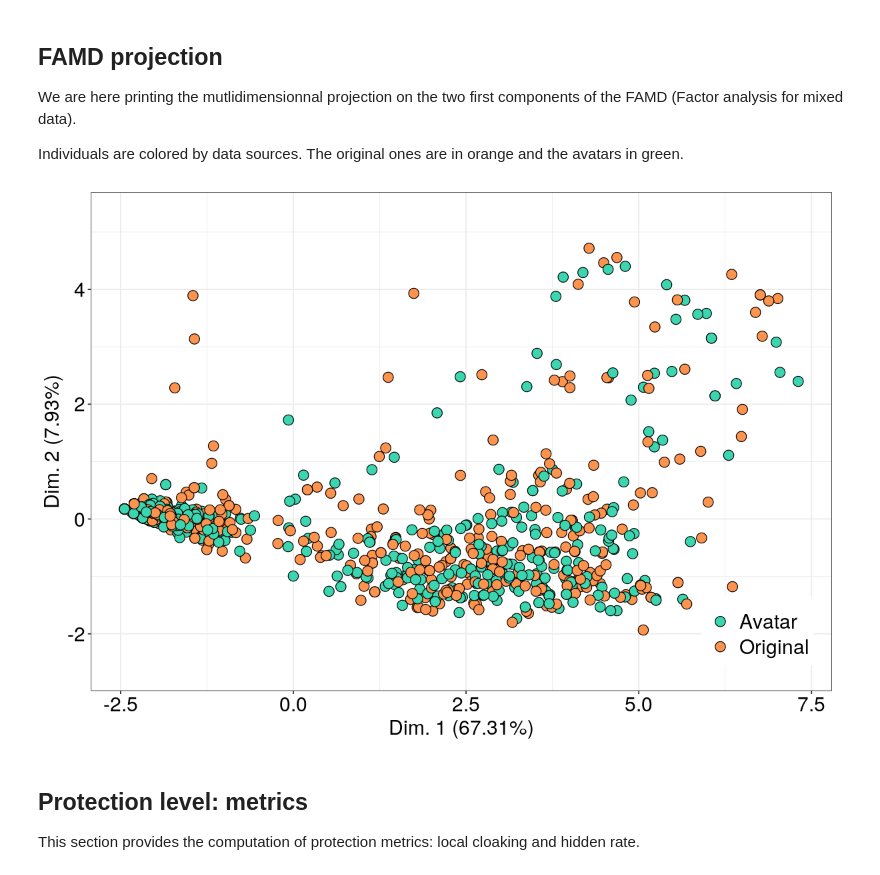
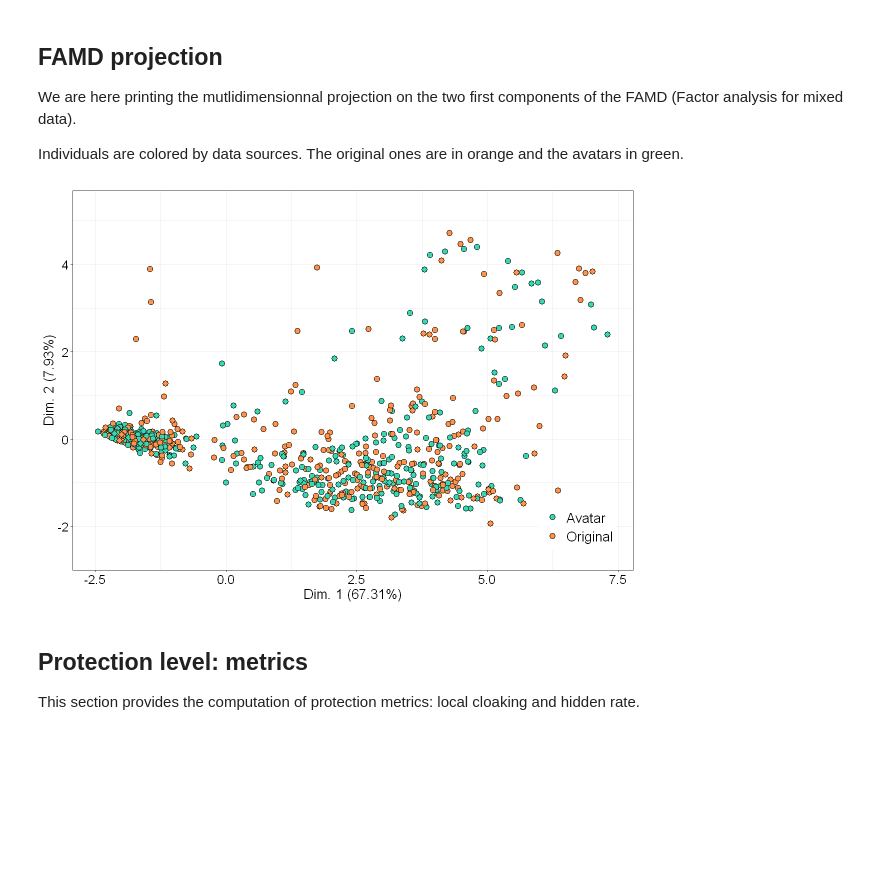
Before and after one commit to octopize/avatar-paper, a Jupyter notebook: notebooks/final_figure/messageAB_WBCD.ipynb, the cells around one changed output. Cells and saved outputs as stored; diff of their text form; code cells hidden in the pictures; blank space fills up the shorter version.

```diff
--- a/notebooks/final_figure/messageAB_WBCD.ipynb
+++ b/notebooks/final_figure/messageAB_WBCD.ipynb
@@ -65,3 +69,8 @@ data$Class <- as_factor(data$Class)
+# %%
+axis_title_size <- 16
+axis_text_size <- 15
+legend_text_size <- 16
+legend_title_size <- 16
 # %% [markdown]
 ## FAMD projection
 
@@ -86,30 +95,30 @@ rows <- sample(nrow(res_ind_tot))
 res_ind_tot <- res_ind_tot[rows,]
 # %%
 options(repr.plot.width = 10, repr.plot.height = 7)
-plot = ggplot(res_ind_tot, aes(x = Dim.1, y = Dim.2, fill = type)) +
+plot <- ggplot(res_ind_tot, aes(x = Dim.1, y = Dim.2, fill = type)) +
     # add points
-    geom_point(size = 4, shape = 21, alpha = 1) +
+    geom_point(size = 3, shape = 21, alpha = 1) +
     # fill according data source
     aes(fill = factor(type)) +
     scale_fill_manual(values = c(colors["avatar","color"], colors["original","color"])) +
     # add axis label with exlplained variability
     xlab(paste0("Dim. 1 (", round(famd$eig[1,2], 2) ,"%)")) +
     ylab(paste0("Dim. 2 (", round(famd$eig[2,2], 2) ,"%)")) +
     ylim(c(-2.6,5.3)) +
     # theme and figure details
     theme_bw() +
     theme(legend.position = c(0.9, 0.12),
           legend.title = element_blank(),
-              legend.key.size = unit(0.8, "cm"),
-          legend.text = element_text(size = 18, color = "black", family = "sans"),
-          axis.text = element_text(size =  18, color = "black", family = "sans"),
-          axis.title = element_text(size = 18, color = "black", family = "sans"))
+          legend.key.size = unit(0.8, "cm"),
+          legend.text = element_text(size = legend_text_size, color = "black", family = "sans"),
+          axis.text = element_text(size =  axis_text_size, color = "black", family = "sans"),
+          axis.title = element_text(size = axis_title_size, color = "black", family = "sans"))
 
 plot
 
-ggsave(file="../../figure/WBCD_pca_2D.svg", plot=plot, width=10, height=7, dpi = 320)
+#ggsave(file="../../figure/WBCD_pca_2D.svg", plot=plot, width=10, height=7, dpi = 320)
 # %% [output]
-[figure, old version]
+[figure, new version]
 # %% [markdown]
 ## Protection level: metrics
 
```
Also changed, not shown: parts of 9 cells of this notebook.
